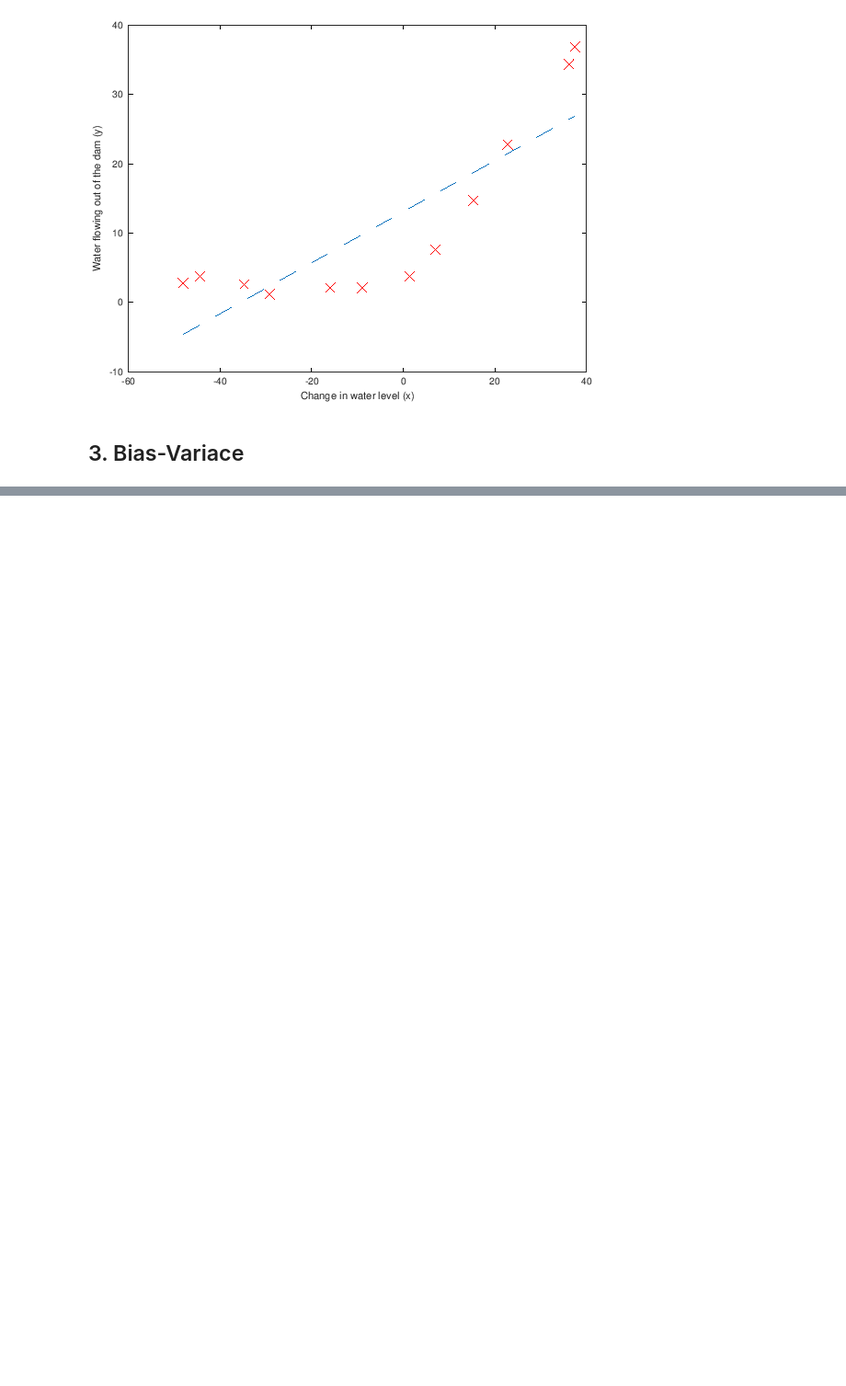
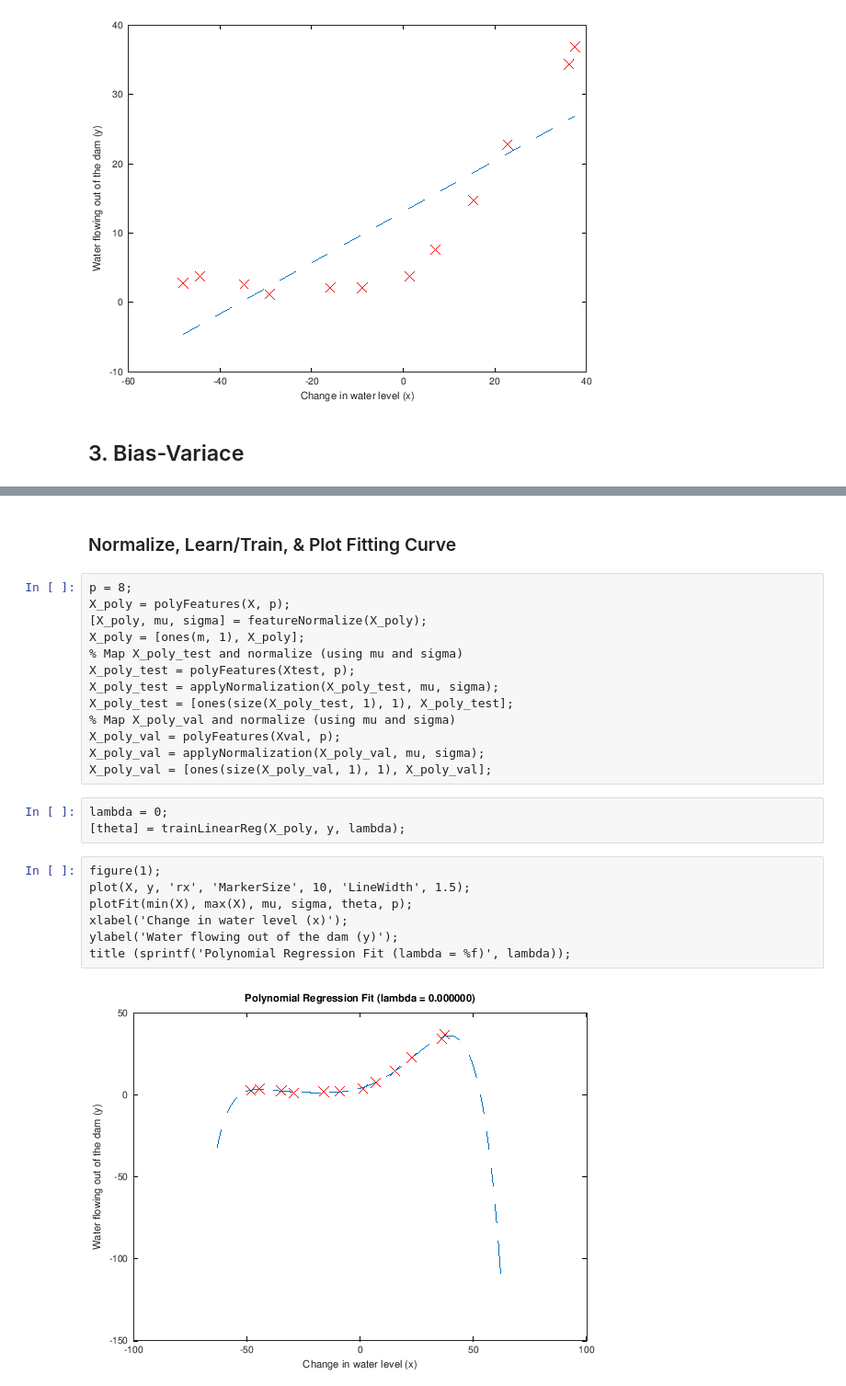
Before and after one commit to mxagar/machine_learning_coursera, a Jupyter notebook: exercises/ex1-ex8-octave/ex5/ML_Coursera_Ex_5_BiasVariance.ipynb, the cells around one changed output, grey strips where cells are left out. Shown at 92% size. Cells and saved outputs as stored; diff of their text form; blank space fills up the shorter version.

```diff
--- a/exercises/ex1-ex8-octave/ex5/ML_Coursera_Ex_5_BiasVariance.ipynb
+++ b/exercises/ex1-ex8-octave/ex5/ML_Coursera_Ex_5_BiasVariance.ipynb
@@ -169,0 +287,27 @@ hold off;
+# %% [markdown]
+### Normalize, Learn/Train, & Plot Fitting Curve
+# %%
+p = 8;
+X_poly = polyFeatures(X, p);
+[X_poly, mu, sigma] = featureNormalize(X_poly);
+X_poly = [ones(m, 1), X_poly];
+% Map X_poly_test and normalize (using mu and sigma)
+X_poly_test = polyFeatures(Xtest, p);
+X_poly_test = applyNormalization(X_poly_test, mu, sigma);
+X_poly_test = [ones(size(X_poly_test, 1), 1), X_poly_test];
+% Map X_poly_val and normalize (using mu and sigma)
+X_poly_val = polyFeatures(Xval, p);
+X_poly_val = applyNormalization(X_poly_val, mu, sigma);
+X_poly_val = [ones(size(X_poly_val, 1), 1), X_poly_val];
+# %%
+lambda = 0;
+[theta] = trainLinearReg(X_poly, y, lambda);
+# %%
+figure(1);
+plot(X, y, 'rx', 'MarkerSize', 10, 'LineWidth', 1.5);
+plotFit(min(X), max(X), mu, sigma, theta, p);
+xlabel('Change in water level (x)');
+ylabel('Water flowing out of the dam (y)');
+title (sprintf('Polynomial Regression Fit (lambda = %f)', lambda));
+# %% [output]
+[figure, added]
```
Also changed, not shown: parts of 21 cells of this notebook.
